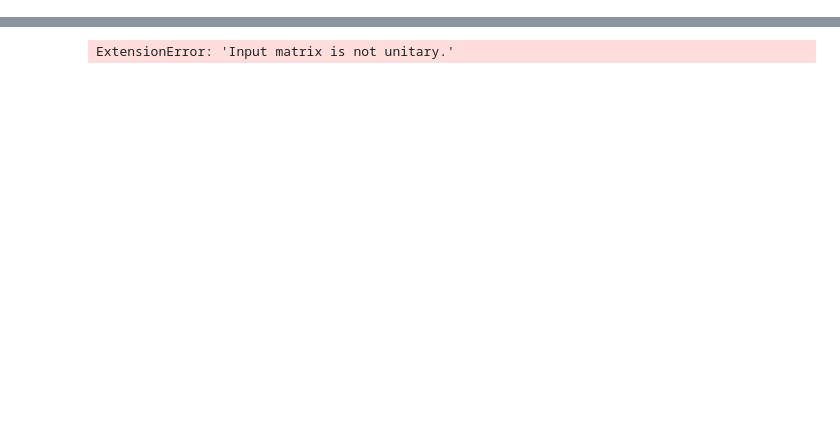
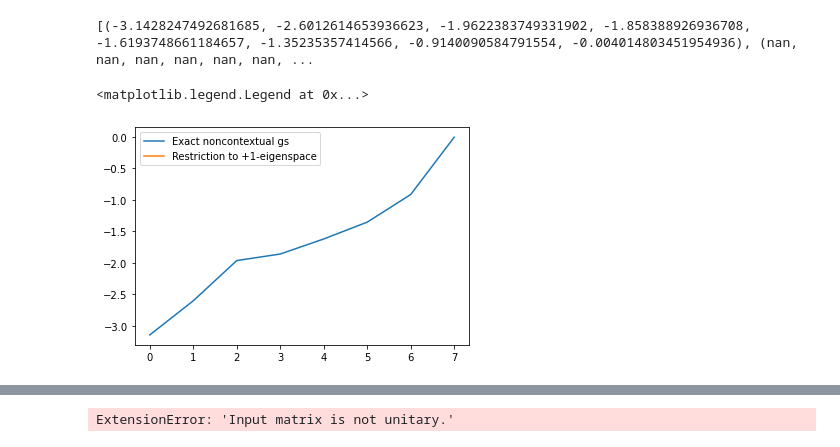
Before and after one commit to wmkirby1/CS-VQE, a Jupyter notebook: CS-VQE plot test.ipynb, the cells around one changed output, grey strips where cells are left out. Cells and saved outputs as stored; diff of their text form; code cells hidden in the pictures; blank space fills up the shorter version.

```diff
--- a/CS-VQE plot test.ipynb
+++ b/CS-VQE plot test.ipynb
@@ -177,0 +184,3 @@ fig = plot.plot_cs_vqe_convergence(data=cs_vqe_results)
+# %%
+G = (mol.generators())[0]
+generators = list(G.keys())
@@ -178,3 +275,17 @@ fig = plot.plot_cs_vqe_convergence(data=cs_vqe_results)
+# %%
+X=range(num_qubits)
+values = list(zip(*[list(results[i].values()) for i in X]))
+print(values)
+Y1=values[0]
+Y2=values[1]
+#axs[grid].set_title(str(h))
+plt.plot(X, Y1, label='Exact noncontextual gs')
+plt.plot(X, Y2, label='Restriction to +1-eigenspace')
+plt.legend()
+# %% [output]
+[(-3.1428247492681685, -2.6012614653936623, -1.9622383749331902, -1.858388926936708, -1.6193748661184657, -1.35235357414566, -0.9140090584791554, -0.004014803451954936), (nan, nan, nan, nan, nan, nan, ...
+<matplotlib.legend.Legend at 0x...>
+[figure, added]
 # %%
 #fig.savefig("plots/HeH+-CS-VQE-uccsd_ansatz.png", dpi=300)
 # %%
```
Also changed, not shown: parts of 16 cells of this notebook, 4 other files.
